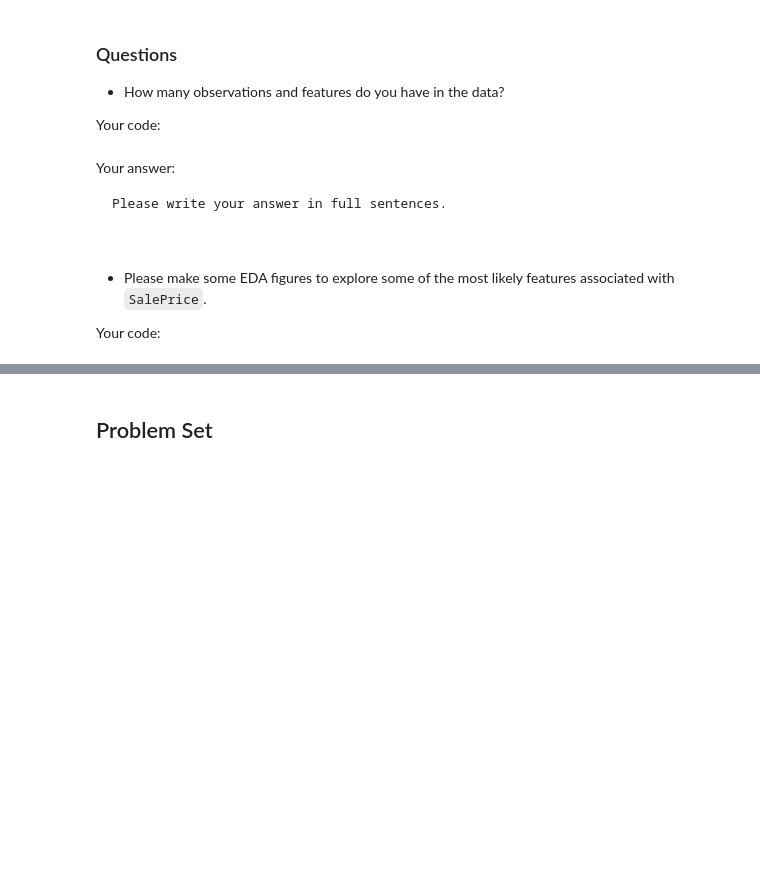
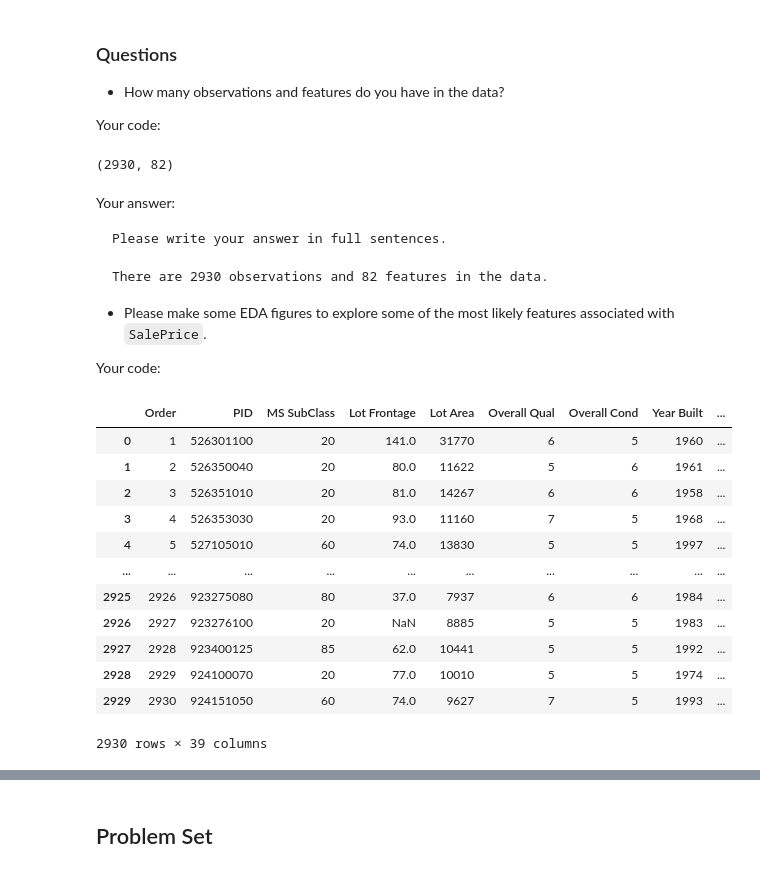
Before and after one commit to BU-MSSP-Classroom/MA679_Spring2024_00_statistical_learning-ChenTaHung, a Jupyter notebook: Ch02_Application_SL_Python.ipynb, the cells around one changed output, grey strips where cells are left out. Cells and saved outputs as stored; diff of their text form; code cells hidden in the pictures; blank space fills up the shorter version.

```diff
--- a/Ch02_Application_SL_Python.ipynb
+++ b/Ch02_Application_SL_Python.ipynb
@@ -53,15 +55,16 @@ A sample of them include
 
 Your code:
 # %%
-#
-#
+ames_raw.shape
+# %% [output]
+(2930, 82)
 # %% [markdown]
 Your answer:
 
 ~~~
 Please write your answer in full sentences.
 
-
+There are 2930 observations and 82 features in the data.
 ~~~
 
 - Please make some EDA figures to explore some of the most likely features associated with `SalePrice`.
@@ -72,0 +73,16 @@ Your code:
+# %%
+ames_raw.select_dtypes(exclude=['object'])
+# %% [output]
+|  | Order | PID | MS SubClass | Lot Frontage | Lot Area | Overall Qual | Overall Cond | Year Built | ... |
+| 0 | 1 | 526301100 | 20 | 141.0 | 31770 | 6 | 5 | 1960 | ... |
+| 1 | 2 | 526350040 | 20 | 80.0 | 11622 | 5 | 6 | 1961 | ... |
+| 2 | 3 | 526351010 | 20 | 81.0 | 14267 | 6 | 6 | 1958 | ... |
+| 3 | 4 | 526353030 | 20 | 93.0 | 11160 | 7 | 5 | 1968 | ... |
+| 4 | 5 | 527105010 | 60 | 74.0 | 13830 | 5 | 5 | 1997 | ... |
+| ... | ... | ... | ... | ... | ... | ... | ... | ... | ... |
+| 2925 | 2926 | 923275080 | 80 | 37.0 | 7937 | 6 | 6 | 1984 | ... |
+| 2926 | 2927 | 923276100 | 20 | NaN | 8885 | 5 | 5 | 1983 | ... |
+| 2927 | 2928 | 923400125 | 85 | 62.0 | 10441 | 5 | 5 | 1992 | ... |
+| 2928 | 2929 | 924100070 | 20 | 77.0 | 10010 | 5 | 5 | 1974 | ... |
+| 2929 | 2930 | 924151050 | 60 | 74.0 | 9627 | 7 | 5 | 1993 | ... |
+2930 rows × 39 columns
```
Also changed, not shown: parts of 21 cells of this notebook, 6 other files.
